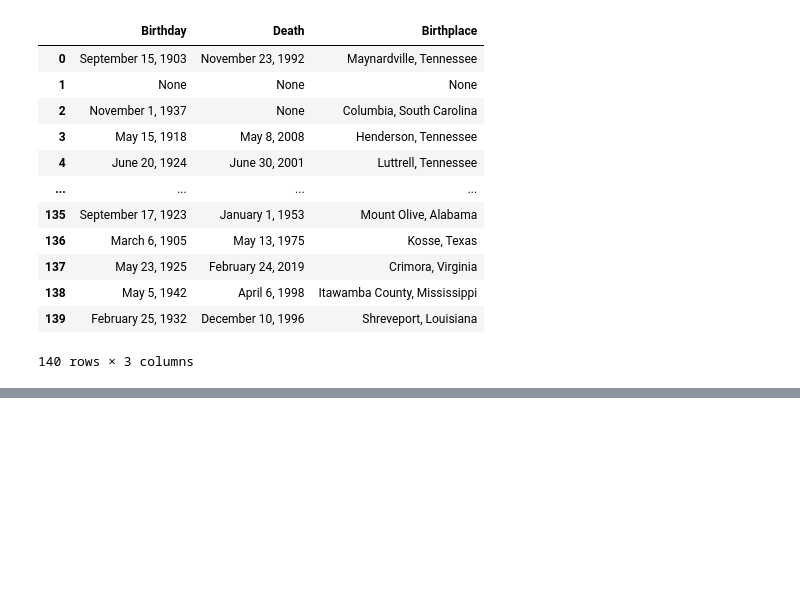
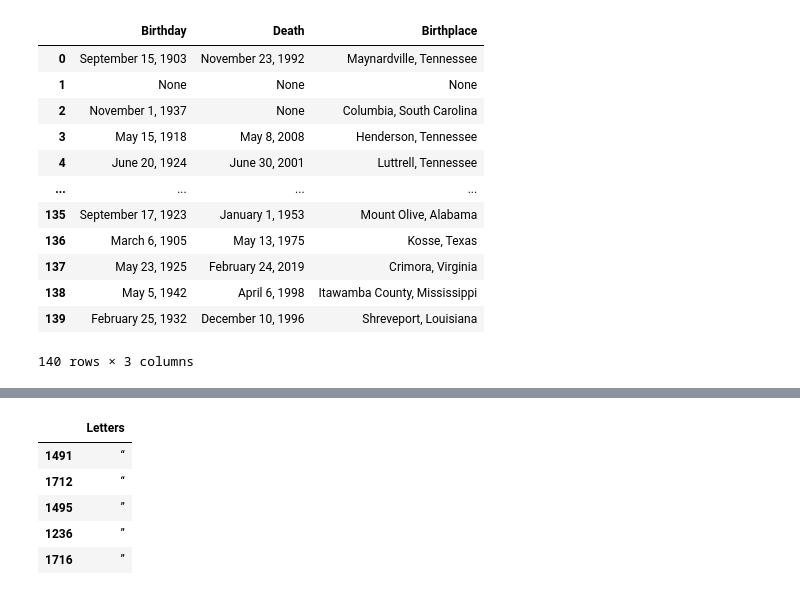
Before and after one commit to tye642/web_scraping_country_music_hof, a Jupyter notebook: notebook/hall_of_fame_webscrape.ipynb, the cells around one changed output, grey strips where cells are left out. Cells and saved outputs as stored; diff of their text form; code cells hidden in the pictures; blank space fills up the shorter version.

```diff
--- a/notebook/hall_of_fame_webscrape.ipynb
+++ b/notebook/hall_of_fame_webscrape.ipynb
@@ -428,0 +459,9 @@ final_hof
+# %%
+letters_df_abc.tail()
+# %% [output]
+|  | Letters |
+| 1491 | “ |
+| 1712 | “ |
+| 1495 | ” |
+| 1236 | ” |
+| 1716 | ” |
```
Also changed, not shown: parts of 7 cells of this notebook.
